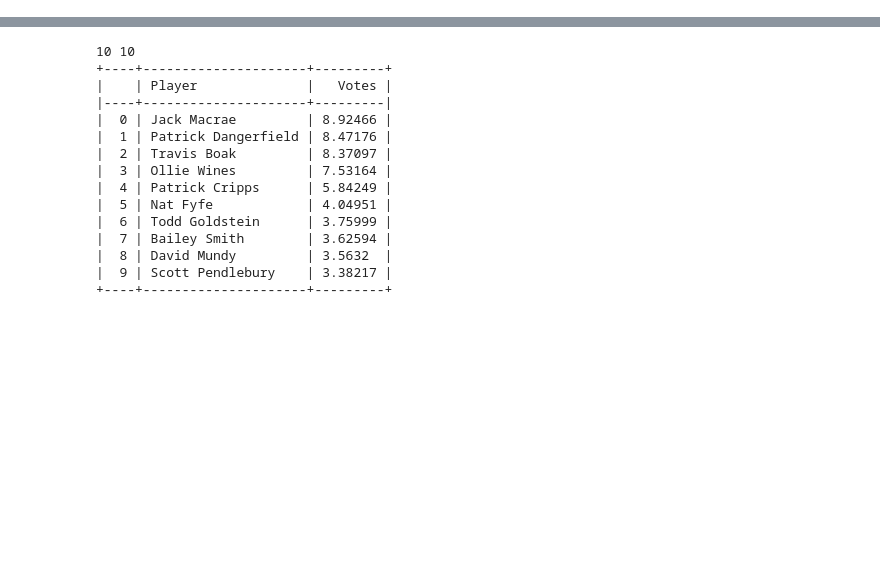
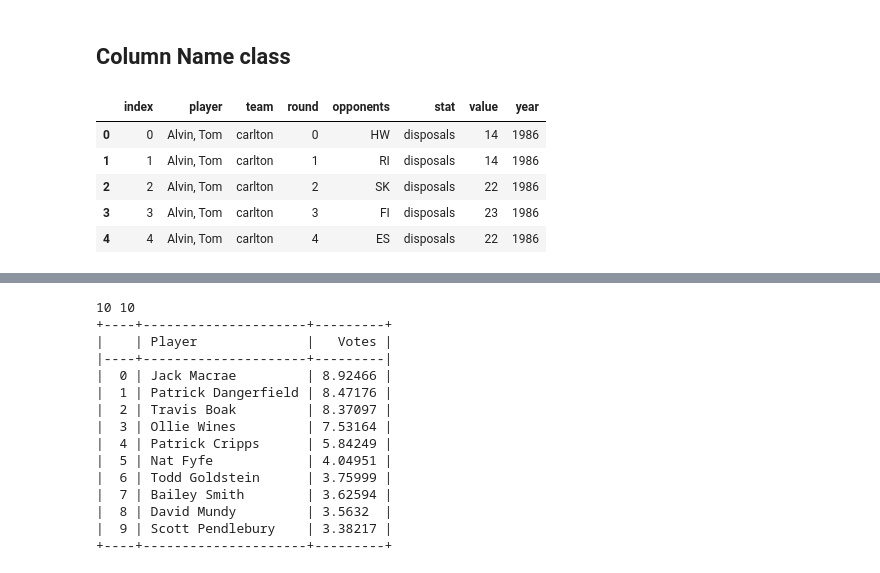
Before and after one commit to HarryGoodman/GoodmanDennisML, a Jupyter notebook: AFL/Brownlow Prediction/MLP_Brownlow.ipynb, the cells around one changed output, grey strips where cells are left out. Saved outputs shown, nothing was run; the diff lists cells and outputs as text; code cells hidden in the pictures; blank space fills up the shorter version.

```diff
--- a/AFL/Brownlow Prediction/MLP_Brownlow.ipynb
+++ b/AFL/Brownlow Prediction/MLP_Brownlow.ipynb
@@ -72,0 +22,29 @@ for df in tqdm(g1):
+# %% [markdown]
+## Column Name class
+# %%
+class LongFormColumnNames():
+    INDEX = 'index'
+    PLAYER = 'player'
+    TEAM = 'team'
+    ROUND = 'round'
+    OPPENENT = 'opponents'
+    STAT = 'stat'
+    VALUE = 'value'
+    YEAR ='year'
+# %%
+files = glob.glob('data\\afl_table_data\\AFL-Tables_game-by-game-stats_*.parquet')
+years = [f.split('_')[-1].split('.')[0] for f in files]
+data = []
+for i, f in enumerate(files):
+    df = pd.read_parquet(f,engine='fastparquet')
+    df[LongFormColumnNames.YEAR] = years[i]
+    data.append(df)
+df = pd.concat(data,ignore_index=True)
+df.head()
+# %% [output]
+|  | index | player | team | round | opponents | stat | value | year |
+| 0 | 0 | Alvin, Tom | carlton | 0 | HW | disposals | 14 | 1986 |
+| 1 | 1 | Alvin, Tom | carlton | 1 | RI | disposals | 14 | 1986 |
+| 2 | 2 | Alvin, Tom | carlton | 2 | SK | disposals | 22 | 1986 |
+| 3 | 3 | Alvin, Tom | carlton | 3 | FI | disposals | 23 | 1986 |
+| 4 | 4 | Alvin, Tom | carlton | 4 | ES | disposals | 22 | 1986 |
```
Also changed, not shown: parts of 37 cells of this notebook.
